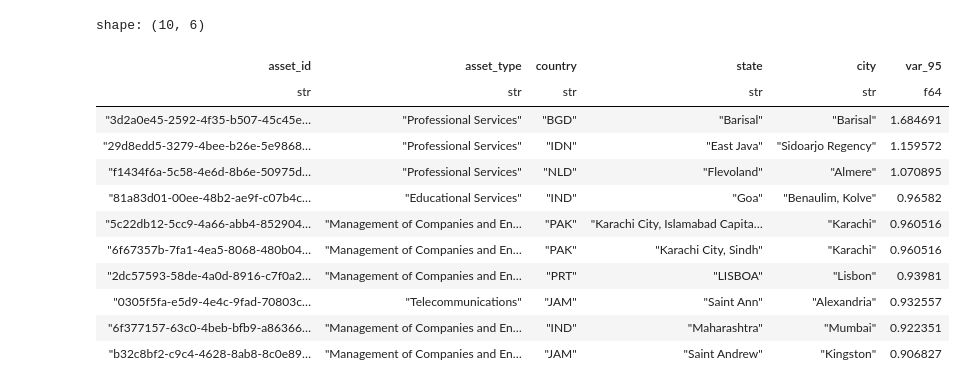
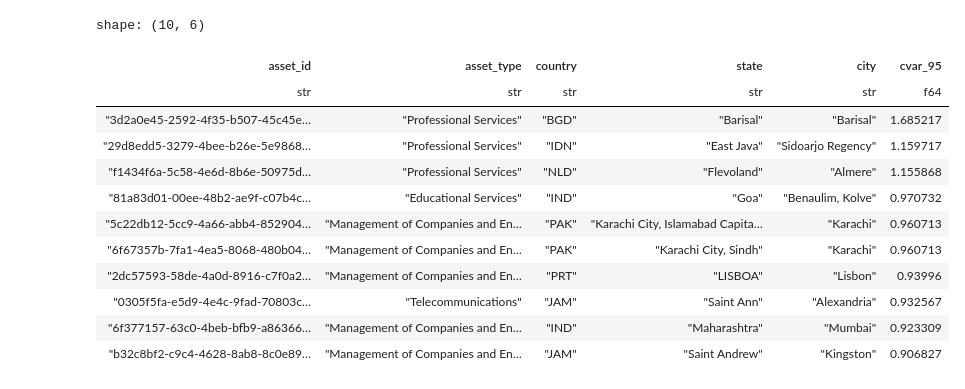
Before and after one commit to RiskThinking/cdt-express-notebooks, a Jupyter notebook: 5.insurability.ipynb, the cells around one changed output. Cells and saved outputs as stored; diff of their text form; code cells hidden in the pictures.

Commit message:
Change insurability to use cvar

```diff
--- a/5.insurability.ipynb
+++ b/5.insurability.ipynb
@@ -52,21 +52,21 @@ plt.show()
 # %%
 # Identify the top 10 uninsurable assets for 2030
-combined_df.filter(pl.col("horizon") == 2030).sort(by="var_95", descending=True).head(
+combined_df.filter(pl.col("horizon") == 2030).sort(by="cvar_95", descending=True).head(
     10
-).select(["asset_id", "asset_type", "country", "state", "city", "var_95"])
+).select(["asset_id", "asset_type", "country", "state", "city", "cvar_95"])
 # %% [output]
 shape: (10, 6)
-| asset_id | asset_type | country | state | city | var_95 |
+| asset_id | asset_type | country | state | city | cvar_95 |
 | str | str | str | str | str | f64 |
-| "3d2a0e45-2592-4f35-b507-45c45e… | "Professional Services" | "BGD" | "Barisal" | "Barisal" | 1.684691 |
-| "29d8edd5-3279-4bee-b26e-5e9868… | "Professional Services" | "IDN" | "East Java" | "Sidoarjo Regency" | 1.159572 |
-| "f1434f6a-5c58-4e6d-8b6e-50975d… | "Professional Services" | "NLD" | "Flevoland" | "Almere" | 1.070895 |
-| "81a83d01-00ee-48b2-ae9f-c07b4c… | "Educational Services" | "IND" | "Goa" | "Benaulim, Kolve" | 0.96582 |
-| "5c22db12-5cc9-4a66-abb4-852904… | "Management of Companies and En… | "PAK" | "Karachi City, Islamabad Capita… | "Karachi" | 0.960516 |
-| "6f67357b-7fa1-4ea5-8068-480b04… | "Management of Companies and En… | "PAK" | "Karachi City, Sindh" | "Karachi" | 0.960516 |
-| "2dc57593-58de-4a0d-8916-c7f0a2… | "Management of Companies and En… | "PRT" | "LISBOA" | "Lisbon" | 0.93981 |
-| "0305f5fa-e5d9-4e4c-9fad-70803c… | "Telecommunications" | "JAM" | "Saint Ann" | "Alexandria" | 0.932557 |
-| "6f377157-63c0-4beb-bfb9-a86366… | "Management of Companies and En… | "IND" | "Maharashtra" | "Mumbai" | 0.922351 |
+| "3d2a0e45-2592-4f35-b507-45c45e… | "Professional Services" | "BGD" | "Barisal" | "Barisal" | 1.685217 |
+| "29d8edd5-3279-4bee-b26e-5e9868… | "Professional Services" | "IDN" | "East Java" | "Sidoarjo Regency" | 1.159717 |
+| "f1434f6a-5c58-4e6d-8b6e-50975d… | "Professional Services" | "NLD" | "Flevoland" | "Almere" | 1.155868 |
+| "81a83d01-00ee-48b2-ae9f-c07b4c… | "Educational Services" | "IND" | "Goa" | "Benaulim, Kolve" | 0.970732 |
+| "5c22db12-5cc9-4a66-abb4-852904… | "Management of Companies and En… | "PAK" | "Karachi City, Islamabad Capita… | "Karachi" | 0.960713 |
+| "6f67357b-7fa1-4ea5-8068-480b04… | "Management of Companies and En… | "PAK" | "Karachi City, Sindh" | "Karachi" | 0.960713 |
+| "2dc57593-58de-4a0d-8916-c7f0a2… | "Management of Companies and En… | "PRT" | "LISBOA" | "Lisbon" | 0.93996 |
+| "0305f5fa-e5d9-4e4c-9fad-70803c… | "Telecommunications" | "JAM" | "Saint Ann" | "Alexandria" | 0.932567 |
+| "6f377157-63c0-4beb-bfb9-a86366… | "Management of Companies and En… | "IND" | "Maharashtra" | "Mumbai" | 0.923309 |
 | "b32c8bf2-c9c4-4628-8ab8-8c0e89… | "Management of Companies and En… | "JAM" | "Saint Andrew" | "Kingston" | 0.906827 |
 # %%
 # Create a dataframe of stranded assets
```
Also changed, not shown: parts of 3 cells of this notebook.
